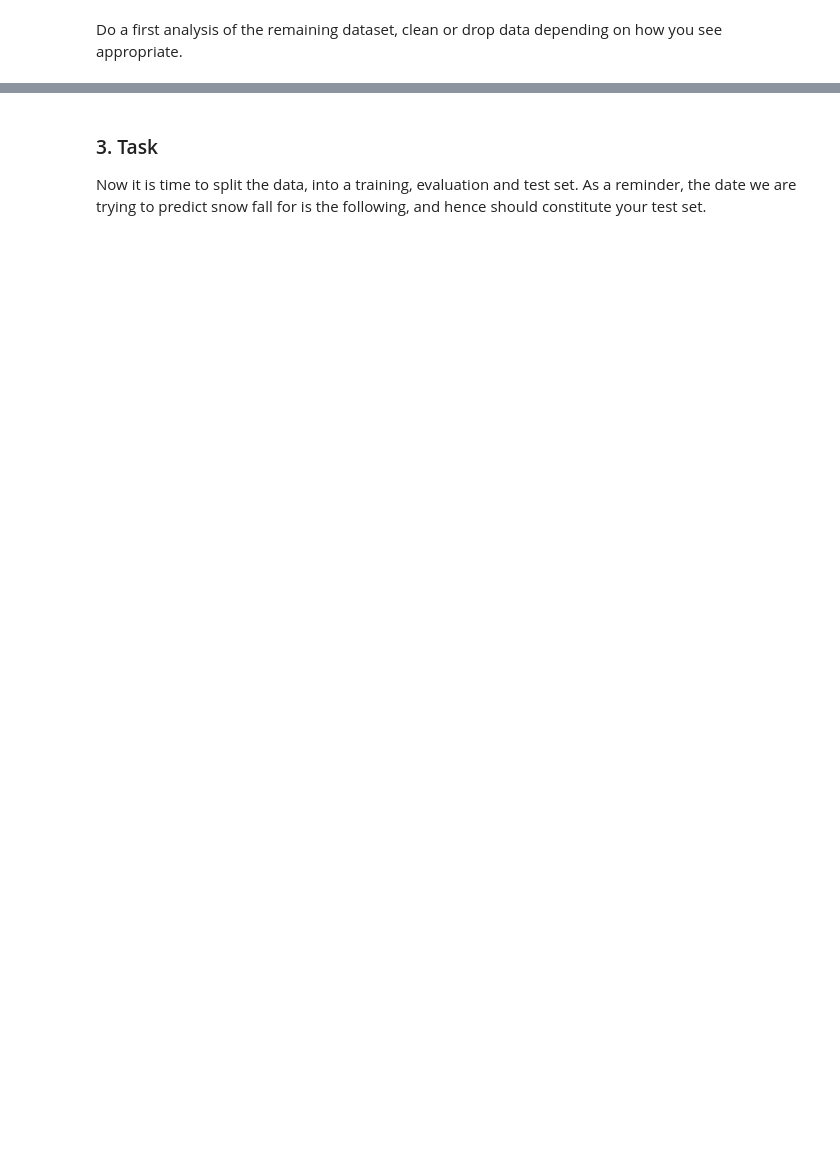
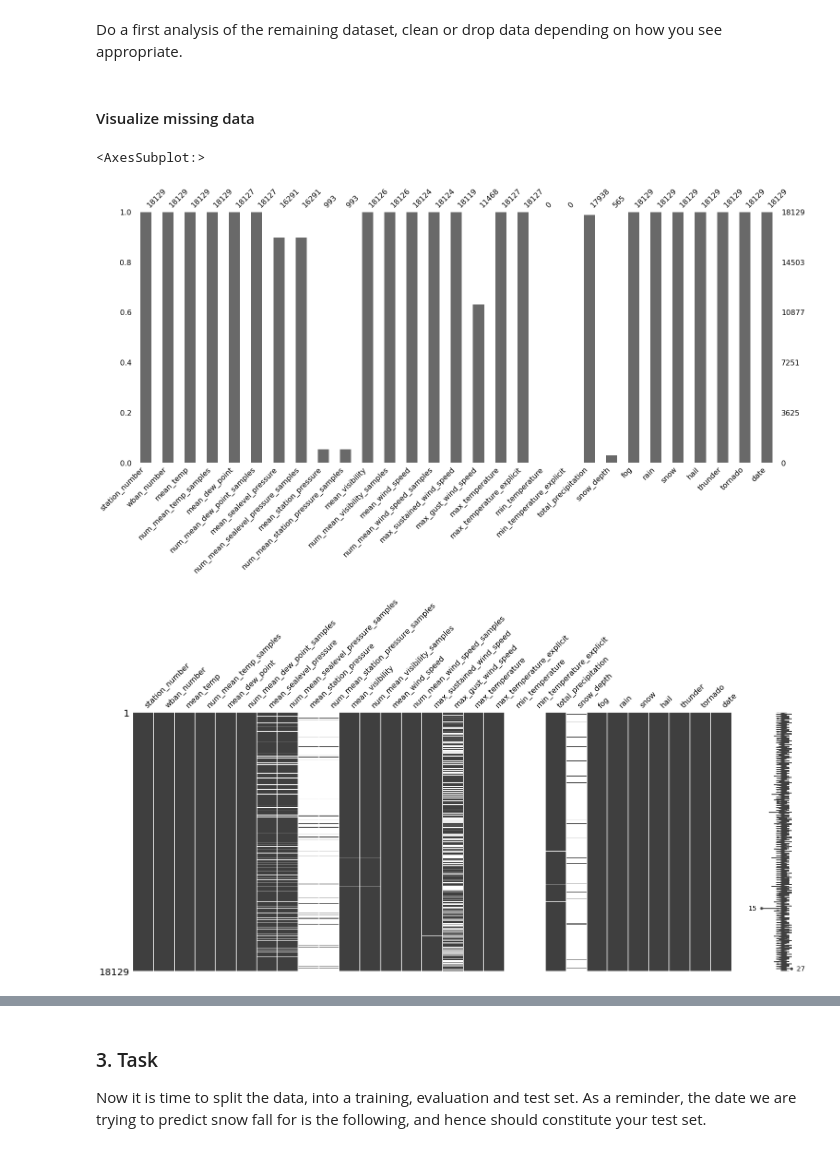
Before and after one commit to Nick-Z0/code-challenges, a Jupyter notebook: datascience/Coding Challenge.ipynb, the cells around one changed output, grey strips where cells are left out. Saved outputs shown, nothing was run; the diff lists cells and outputs as text; code cells hidden in the pictures; blank space fills up the shorter version.

```diff
--- a/datascience/Coding Challenge.ipynb
+++ b/datascience/Coding Challenge.ipynb
@@ -125,2 +136,12 @@ subset_df.describe(datetime_is_numeric=True)
 # %% [markdown]
 Do a first analysis of the remaining dataset, clean or drop data depending on how you see appropriate.
+# %% [markdown]
+#### Visualize missing data
+# %%
+msno.bar(subset_df)
+msno.matrix(subset_df)
+# msno.heatmap(subset_df)
+# %% [output]
+<AxesSubplot:>
+[figure, added]
+[figure, added]
```
Also changed, not shown: parts of 44 cells of this notebook.
